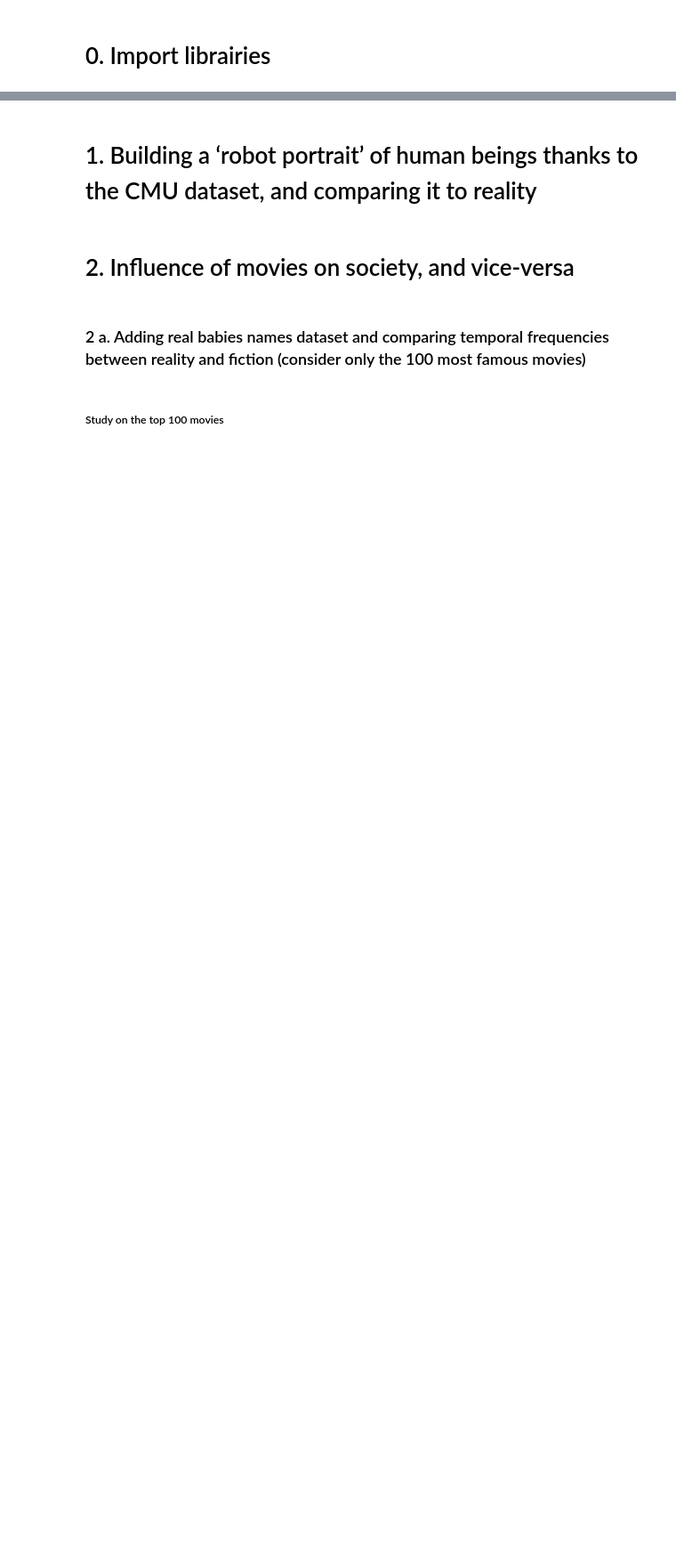
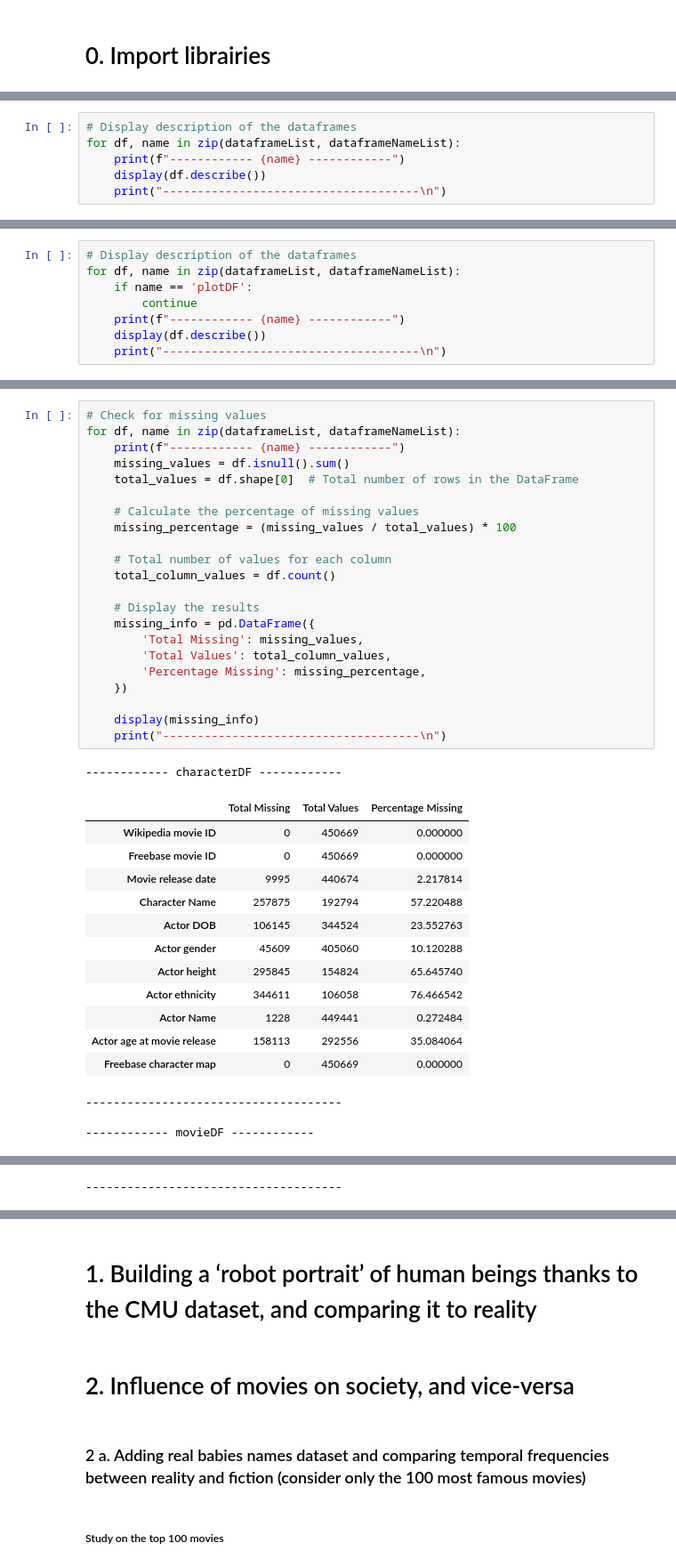
Before and after one commit to epfl-ada/ada-2023-project-tea4two, a Jupyter notebook: Projet-Tea4Two-P2.ipynb, the cells around one changed output, grey strips where cells are left out. Shown: that part at 89% size. Saved outputs shown, nothing was run; the diff lists cells and outputs as text; blank space fills up the shorter version.

```diff
--- a/Projet-Tea4Two-P2.ipynb
+++ b/Projet-Tea4Two-P2.ipynb
@@ -64,0 +35,6 @@ Length of header or names does not match length of data. This leads to a loss of
+# %%
+# Display description of the dataframes
+for df, name in zip(dataframeList, dataframeNameList):
+    print(f"------------ {name} ------------")
+    display(df.describe())
+    print("-------------------------------------\n")
@@ -64,0 +93,8 @@ Length of header or names does not match length of data. This leads to a loss of
+# %%
+# Display description of the dataframes
+for df, name in zip(dataframeList, dataframeNameList):
+    if name == 'plotDF':
+        continue
+    print(f"------------ {name} ------------")
+    display(df.describe())
+    print("-------------------------------------\n")
@@ -64,0 +141,39 @@ Length of header or names does not match length of data. This leads to a loss of
+# %%
+# Check for missing values
+for df, name in zip(dataframeList, dataframeNameList):
+    print(f"------------ {name} ------------")
+    missing_values = df.isnull().sum()
+    total_values = df.shape[0]  # Total number of rows in the DataFrame
+
+    # Calculate the percentage of missing values
+    missing_percentage = (missing_values / total_values) * 100
+
+    # Total number of values for each column
+    total_column_values = df.count()
+
+    # Display the results
+    missing_info = pd.DataFrame({
+        'Total Missing': missing_values,
+        'Total Values': total_column_values,
+        'Percentage Missing': missing_percentage,
+    })
+
+    display(missing_info)
+    print("-------------------------------------\n")
+# %% [output]
+------------ characterDF ------------
+|  | Total Missing | Total Values | Percentage Missing |
+| Wikipedia movie ID | 0 | 450669 | 0.000000 |
+| Freebase movie ID | 0 | 450669 | 0.000000 |
+| Movie release date | 9995 | 440674 | 2.217814 |
+| Character Name | 257875 | 192794 | 57.220488 |
+| Actor DOB | 106145 | 344524 | 23.552763 |
+| Actor gender | 45609 | 405060 | 10.120288 |
+| Actor height | 295845 | 154824 | 65.645740 |
+| Actor ethnicity | 344611 | 106058 | 76.466542 |
+| Actor Name | 1228 | 449441 | 0.272484 |
+| Actor age at movie release | 158113 | 292556 | 35.084064 |
+| Freebase character map | 0 | 450669 | 0.000000 |
+-------------------------------------
+
+------------ movieDF ------------
@@ -64,0 +211 @@ Length of header or names does not match length of data. This leads to a loss of
+-------------------------------------
```
Also changed, not shown: parts of 27 cells of this notebook, 3 other files.
